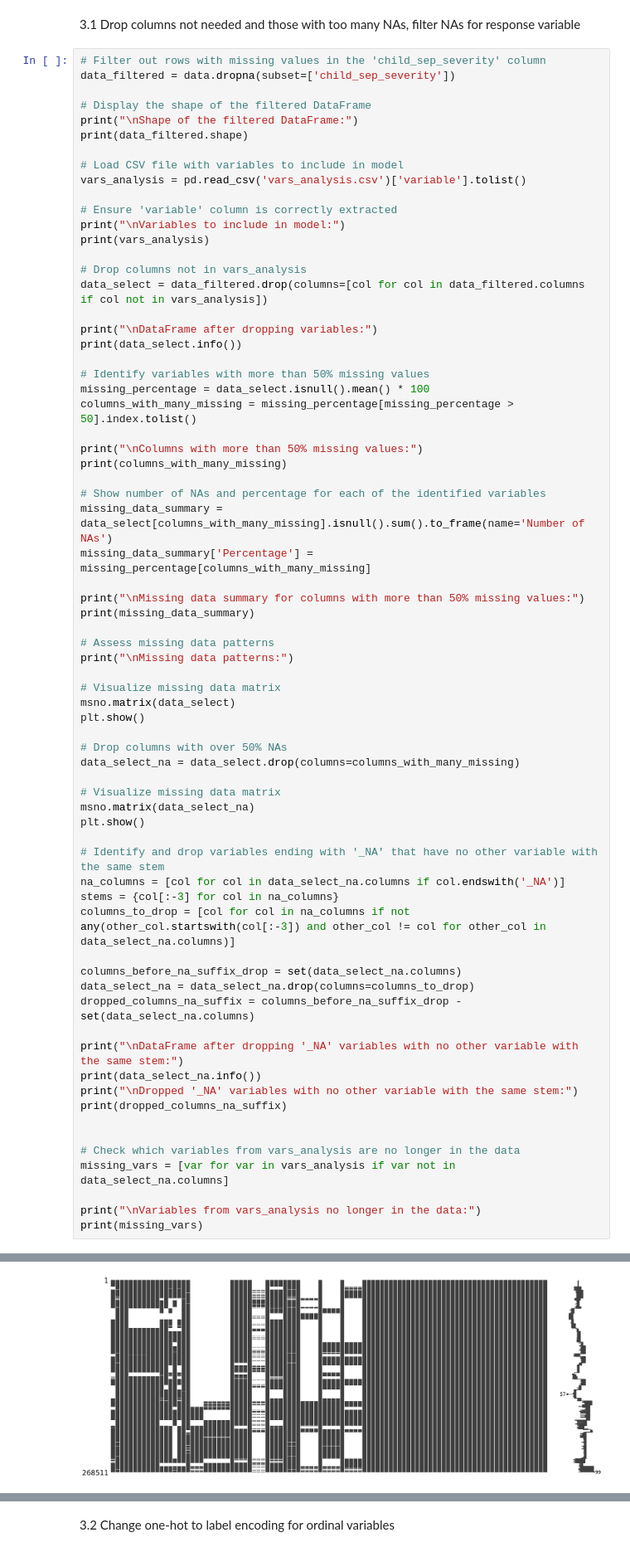
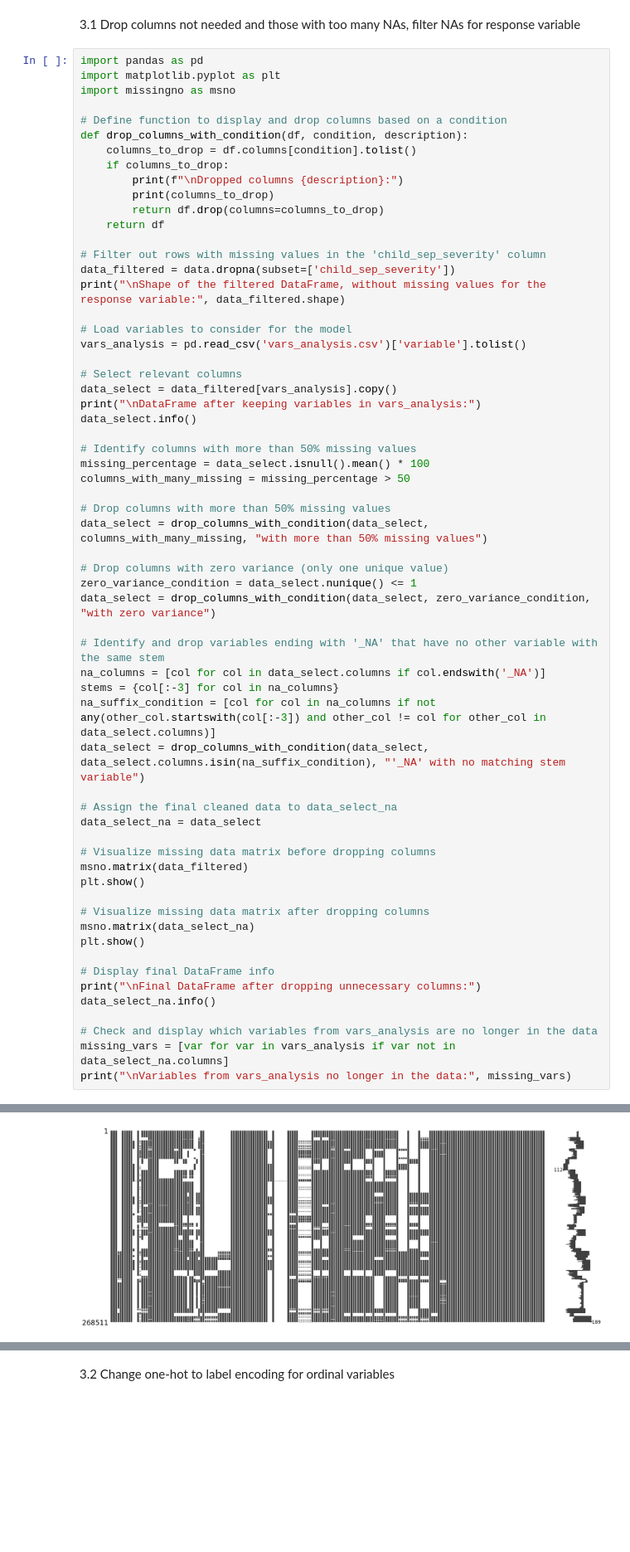
Before and after one commit to jprlink/child_sep_ml, a Jupyter notebook: child_sep_ml.ipynb, the cells around one changed output, grey strips where cells are left out. Shown at 83% size. Saved outputs shown, nothing was run; the diff lists cells and outputs as text; blank space fills up the shorter version.

```diff
--- a/child_sep_ml.ipynb
+++ b/child_sep_ml.ipynb
@@ -43,72 +43,64 @@ Length: 199, dtype: object
 # %% [markdown]
 3.1 Drop columns not needed and those with too many NAs, filter NAs for response variable
 # %%
+import pandas as pd
+import matplotlib.pyplot as plt
+import missingno as msno
+
+# Define function to display and drop columns based on a condition
+def drop_columns_with_condition(df, condition, description):
+    columns_to_drop = df.columns[condition].tolist()
+    if columns_to_drop:
+        print(f"\nDropped columns {description}:")
+        print(columns_to_drop)
+        return df.drop(columns=columns_to_drop)
+    return df
+
 # Filter out rows with missing values in the 'child_sep_severity' column
 data_filtered = data.dropna(subset=['child_sep_severity'])
+print("\nShape of the filtered DataFrame, without missing values for the response variable:", data_filtered.shape)
 
-# Display the shape of the filtered DataFrame
-print("\nShape of the filtered DataFrame:")
-print(data_filtered.shape)
-
-# Load CSV file with variables to include in model
+# Load variables to consider for the model
 vars_analysis = pd.read_csv('vars_analysis.csv')['variable'].tolist()
 
-# Ensure 'variable' column is correctly extracted
-print("\nVariables to include in model:")
-print(vars_analysis)
+# Select relevant columns
+data_select = data_filtered[vars_analysis].copy()
+print("\nDataFrame after keeping variables in vars_analysis:")
+data_select.info()
 
-# Drop columns not in vars_analysis
-data_select = data_filtered.drop(columns=[col for col in data_filtered.columns if col not in vars_analysis])
+# Identify columns with more than 50% missing values
+missing_percentage = data_select.isnull().mean() * 100
+columns_with_many_missing = missing_percentage > 50
 
-print("\nDataFrame after dropping variables:")
-print(data_select.info())
+# Drop columns with more than 50% missing values
+data_select = drop_columns_with_condition(data_select, columns_with_many_missing, "with more than 50% missing values")
 
-# Identify variables with more than 50% missing values
-missing_percentage = data_select.isnull().mean() * 100
-columns_with_many_missing = missing_percentage[missing_percentage > 50].index.tolist()
+# Drop columns with zero variance (only one unique value)
+zero_variance_condition = data_select.nunique() <= 1
+data_select = drop_columns_with_condition(data_select, zero_variance_condition, "with zero variance")
 
-print("\nColumns with more than 50% missing values:")
-print(columns_with_many_missing)
+# Identify and drop variables ending with '_NA' that have no other variable with the same stem
+na_columns = [col for col in data_select.columns if col.endswith('_NA')]
+stems = {col[:-3] for col in na_columns}
+na_suffix_condition = [col for col in na_columns if not any(other_col.startswith(col[:-3]) and other_col != col for other_col in data_select.columns)]
+data_select = drop_columns_with_condition(data_select, data_select.columns.isin(na_suffix_condition), "'_NA' with no matching stem variable")
 
-# Show number of NAs and percentage for each of the identified variables
-missing_data_summary = data_select[columns_with_many_missing].isnull().sum().to_frame(name='Number of NAs')
-missing_data_summary['Percentage'] = missing_percentage[columns_with_many_missing]
+# Assign the final cleaned data to data_select_na
+data_select_na = data_select
 
-print("\nMissing data summary for columns with more than 50% missing values:")
-print(missing_data_summary)
-
-# Assess missing data patterns
-print("\nMissing data patterns:")
-
-# Visualize missing data matrix
-msno.matrix(data_select)
+# Visualize missing data matrix before dropping columns
+msno.matrix(data_filtered)
 plt.show()
 
-# Drop columns with over 50% NAs
-data_select_na = data_select.drop(columns=columns_with_many_missing)
-
-# Visualize missing data matrix
+# Visualize missing data matrix after dropping columns
 msno.matrix(data_select_na)
 plt.show()
 
-# Identify and drop variables ending with '_NA' that have no other variable with the same stem
-na_columns = [col for col in data_select_na.columns if col.endswith('_NA')]
-stems = {col[:-3] for col in na_columns}
-columns_to_drop = [col for col in na_columns if not any(other_col.startswith(col[:-3]) and other_col != col for other_col in data_select_na.columns)]
+# Display final DataFrame info
+print("\nFinal DataFrame after dropping unnecessary columns:")
+data_select_na.info()
 
-columns_before_na_suffix_drop = set(data_select_na.columns)
-data_select_na = data_select_na.drop(columns=columns_to_drop)
-dropped_columns_na_suffix = columns_before_na_suffix_drop - set(data_select_na.columns)
-
-print("\nDataFrame after dropping '_NA' variables with no other variable with the same stem:")
-print(data_select_na.info())
-print("\nDropped '_NA' variables with no other variable with the same stem:")
-print(dropped_columns_na_suffix)
-
-
-# Check which variables from vars_analysis are no longer in the data
+# Check and display which variables from vars_analysis are no longer in the data
 missing_vars = [var for var in vars_analysis if var not in data_select_na.columns]
-
-print("\nVariables from vars_analysis no longer in the data:")
-print(missing_vars)
+print("\nVariables from vars_analysis no longer in the data:", missing_vars)
 # %% [output]
@@ -132 +124 @@ Missing data patterns:
-[figure, old version]
+[figure, new version]
```
Also changed, not shown: parts of 13 cells of this notebook.
